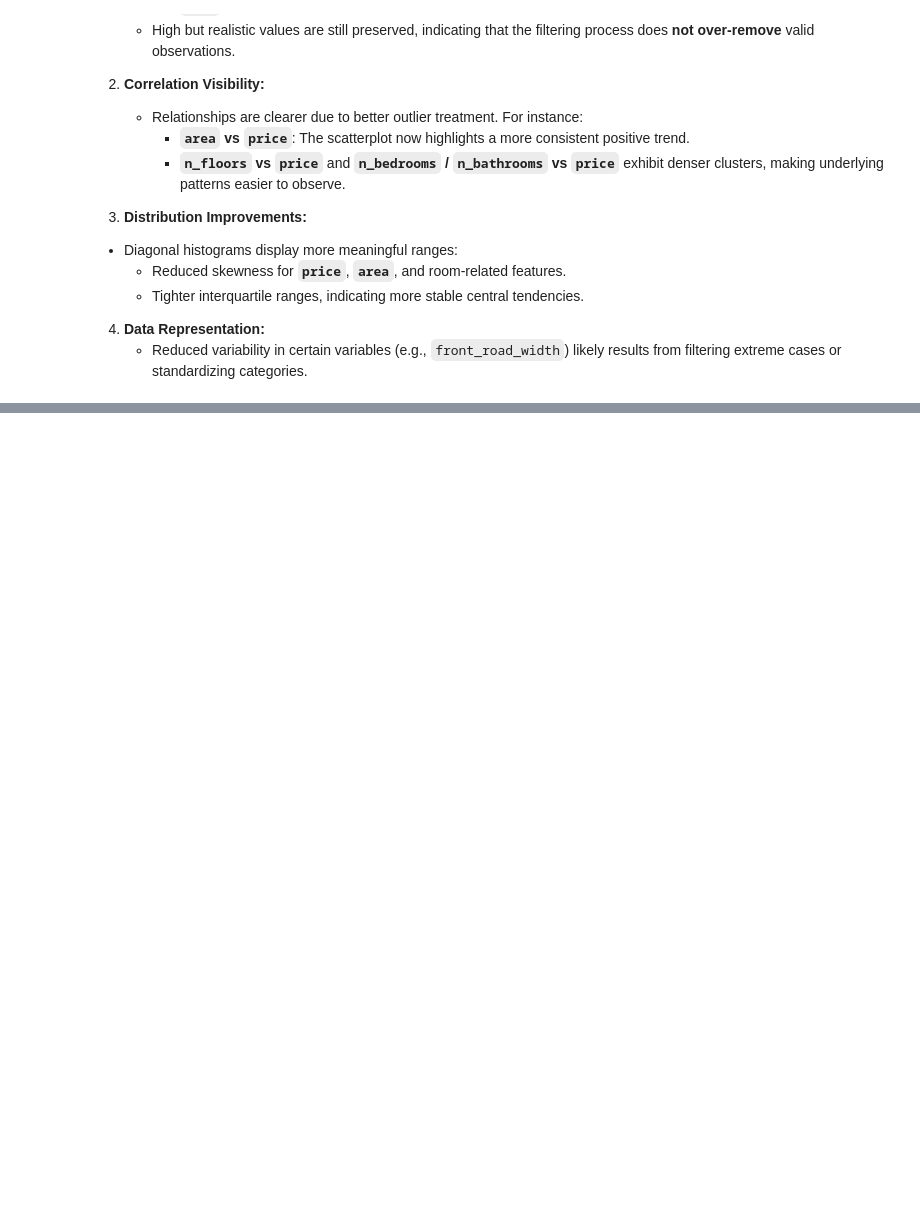
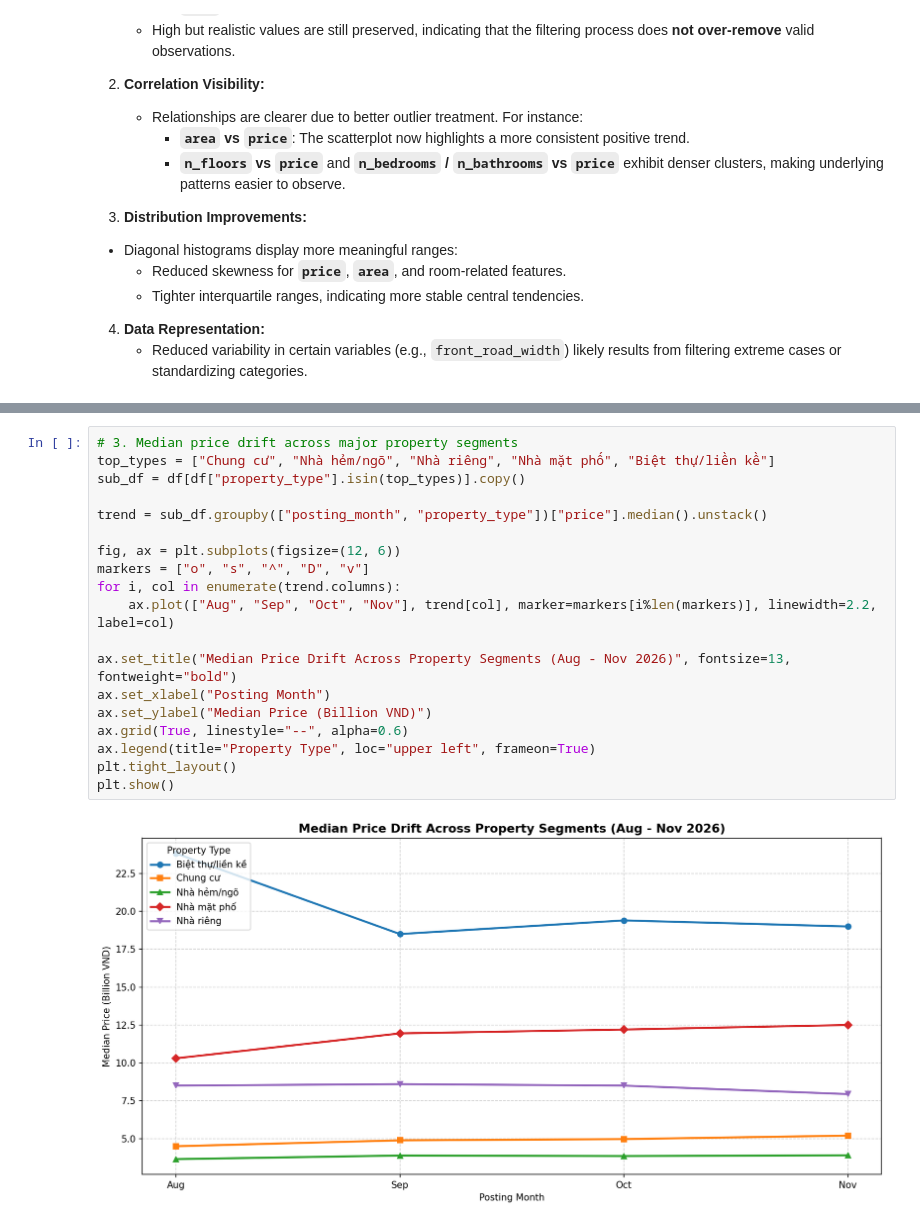
Before and after one commit to lhd10fls/Real-Estate-Analysis, a Jupyter notebook: EDA_and_Data_Visualization/eda_data_visualize.ipynb, the cells around one changed output, grey strips where cells are left out. Saved outputs shown, nothing was run; the diff lists cells and outputs as text; blank space fills up the shorter version.

```diff
--- a/EDA_and_Data_Visualization/eda_data_visualize.ipynb
+++ b/EDA_and_Data_Visualization/eda_data_visualize.ipynb
@@ -1992,0 +2052,21 @@ plt.show()
+# %%
+# 3. Median price drift across major property segments
+top_types = ["Chung cư", "Nhà hẻm/ngõ", "Nhà riêng", "Nhà mặt phố", "Biệt thự/liền kề"]
+sub_df = df[df["property_type"].isin(top_types)].copy()
+
+trend = sub_df.groupby(["posting_month", "property_type"])["price"].median().unstack()
+
+fig, ax = plt.subplots(figsize=(12, 6))
+markers = ["o", "s", "^", "D", "v"]
+for i, col in enumerate(trend.columns):
+    ax.plot(["Aug", "Sep", "Oct", "Nov"], trend[col], marker=markers[i%len(markers)], linewidth=2.2, label=col)
+
+ax.set_title("Median Price Drift Across Property Segments (Aug - Nov 2026)", fontsize=13, fontweight="bold")
+ax.set_xlabel("Posting Month")
+ax.set_ylabel("Median Price (Billion VND)")
+ax.grid(True, linestyle="--", alpha=0.6)
+ax.legend(title="Property Type", loc="upper left", frameon=True)
+plt.tight_layout()
+plt.show()
+# %% [output]
+[figure, added]
```
Also changed, not shown: parts of 7 cells of this notebook, 20 other files.
